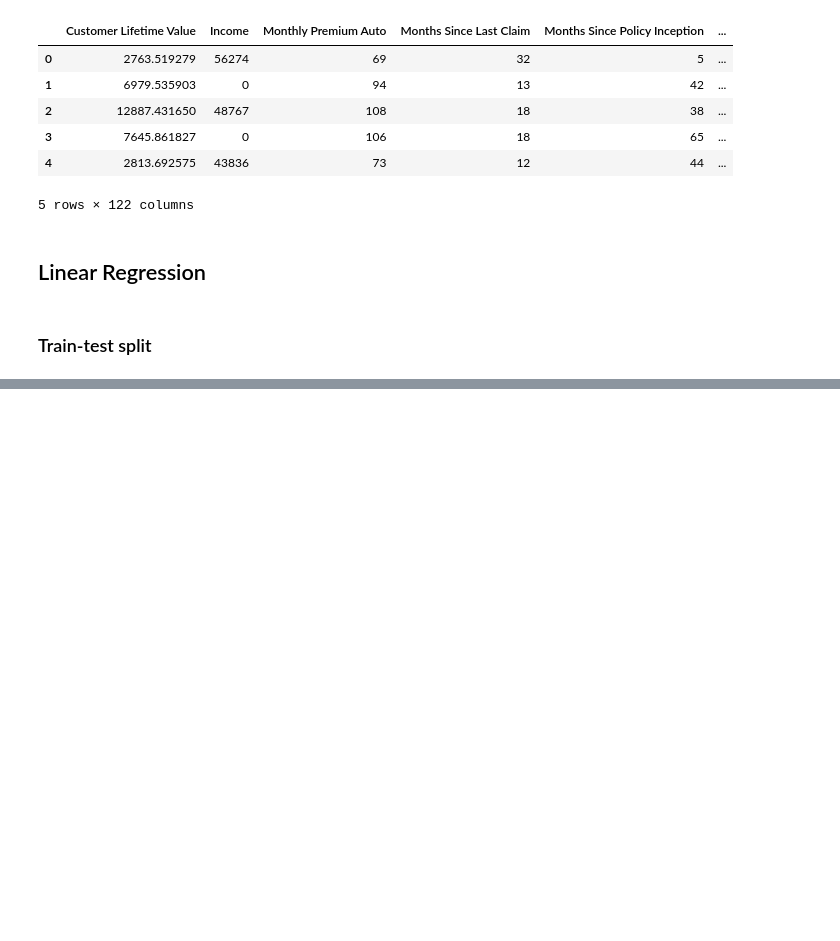
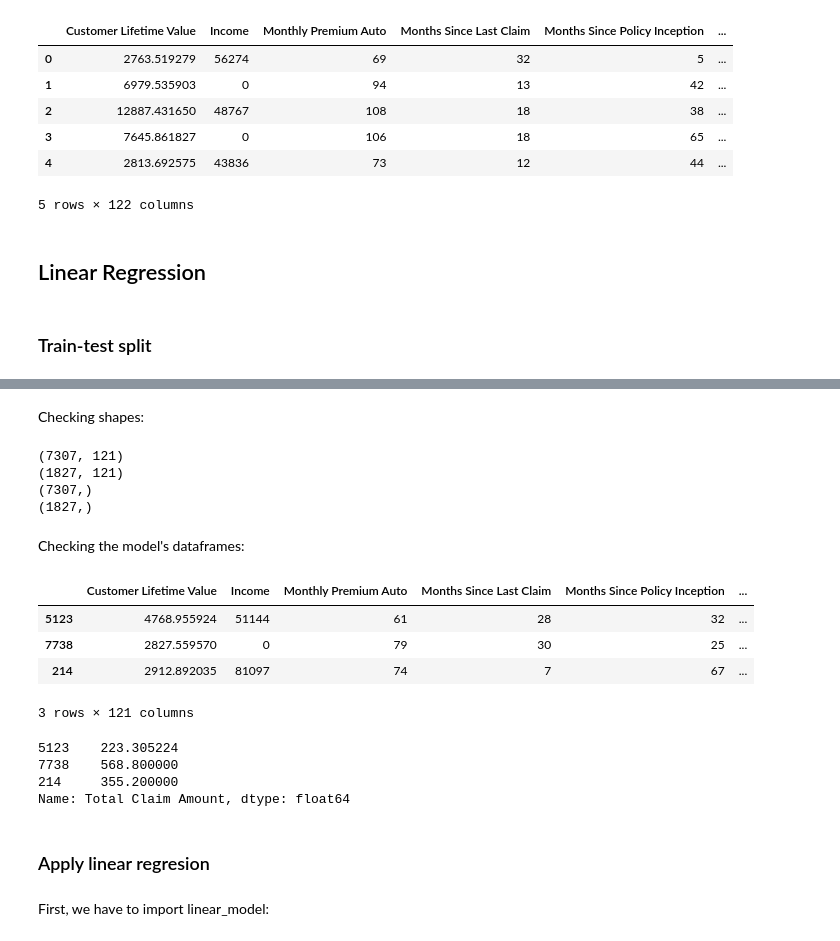
Before and after one commit to joluhergo/labs, a Jupyter notebook: lab_customer_analysis_r6.ipynb, the cells around one changed output, grey strips where cells are left out. Drawn from its saved outputs; the diff is of its cells as text; code cells hidden in the pictures; blank space fills up the shorter version.

```diff
--- a/lab_customer_analysis_r6.ipynb
+++ b/lab_customer_analysis_r6.ipynb
@@ -283,2 +292,38 @@ from sklearn.model_selection import train_test_split
+# %%
+y = num_norm_marketing_data["Total Claim Amount"]
+X = num_norm_marketing_data.drop(columns = "Total Claim Amount", axis = 1)
 # %%
 X_train, X_test, y_train, y_test = train_test_split(X, y, test_size=0.2, random_state=42)
+# %% [markdown]
+Checking shapes:
+# %%
+print(X_train.shape)
+print(X_test.shape)
+print(y_train.shape)
+print(y_test.shape)
+# %% [output]
+(7307, 121)
+(1827, 121)
+(7307,)
+(1827,)
+# %% [markdown]
+Checking the model's dataframes:
+# %%
+X_train.head(3)
+# %% [output]
+|  | Customer Lifetime Value | Income | Monthly Premium Auto | Months Since Last Claim | Months Since Policy Inception | ... |
+| 5123 | 4768.955924 | 51144 | 61 | 28 | 32 | ... |
+| 7738 | 2827.559570 | 0 | 79 | 30 | 25 | ... |
+| 214 | 2912.892035 | 81097 | 74 | 7 | 67 | ... |
+3 rows × 121 columns
+# %%
+y_train.head(3)
+# %% [output]
+5123    223.305224
+7738    568.800000
+214     355.200000
+Name: Total Claim Amount, dtype: float64
+# %% [markdown]
+### Apply linear regresion
+# %% [markdown]
+First, we have to import linear_model:
```
Also changed, not shown: parts of 9 cells of this notebook.
